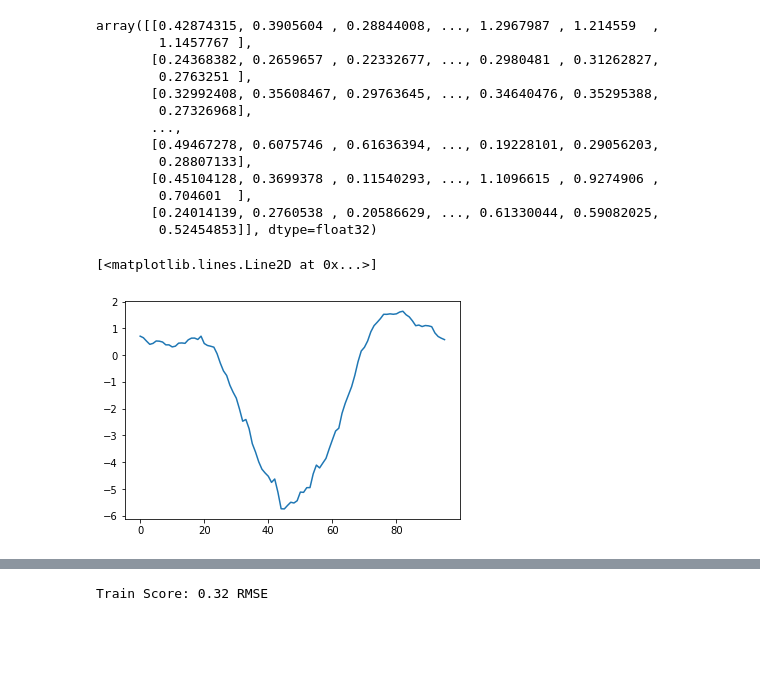
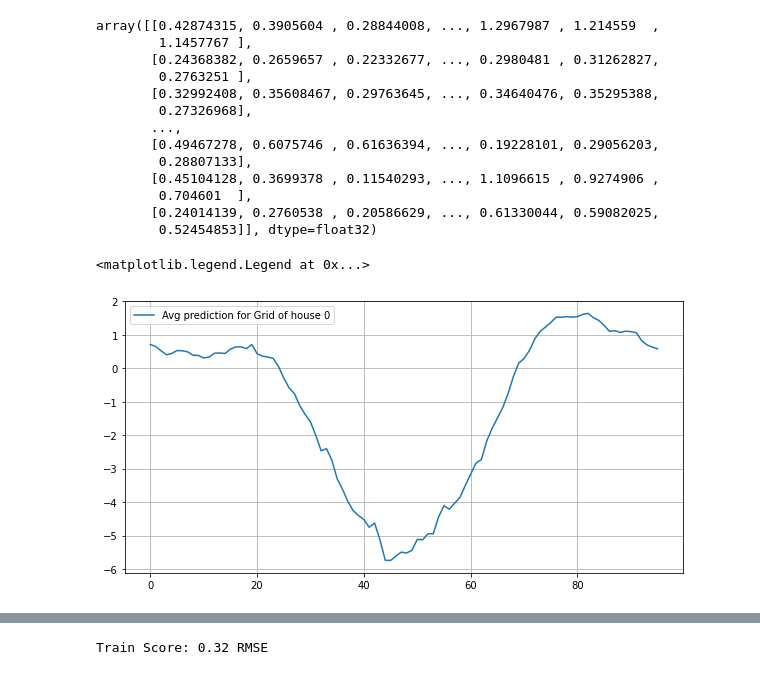
Before and after one commit to Natemen96/ECEMasterProject, a Jupyter notebook: notebooks/Dp1_analysis.ipynb, the cells around one changed output, grey strips where cells are left out. Cells and saved outputs as stored; diff of their text form; code cells hidden in the pictures; blank space fills up the shorter version.

```diff
--- a/notebooks/Dp1_analysis.ipynb
+++ b/notebooks/Dp1_analysis.ipynb
@@ -157,9 +178,12 @@ array([[0.42874315, 0.3905604 , 0.28844008, ..., 1.2967987 , 1.214559  ,
 pred_house0_matrix=house0Predict[::look_back]
 # %%
 pred_house0_grid=np.mean(pred_house0_matrix, axis=0)
-# %%
-plt.plot(pred_house0_grid )
-# %% [output]
-[<matplotlib.lines.Line2D at 0x...>]
-[figure, removed]
+# %%
+plt.figure(figsize=(10,5))
+plt.plot(pred_house0_grid, label= 'Avg prediction for Grid of house 0' )
+plt.grid(True)
+plt.legend()
+# %% [output]
+<matplotlib.legend.Legend at 0x...>
+[figure, added]
 # %%
```
Also changed, not shown: parts of 19 cells of this notebook, 6 other files.
